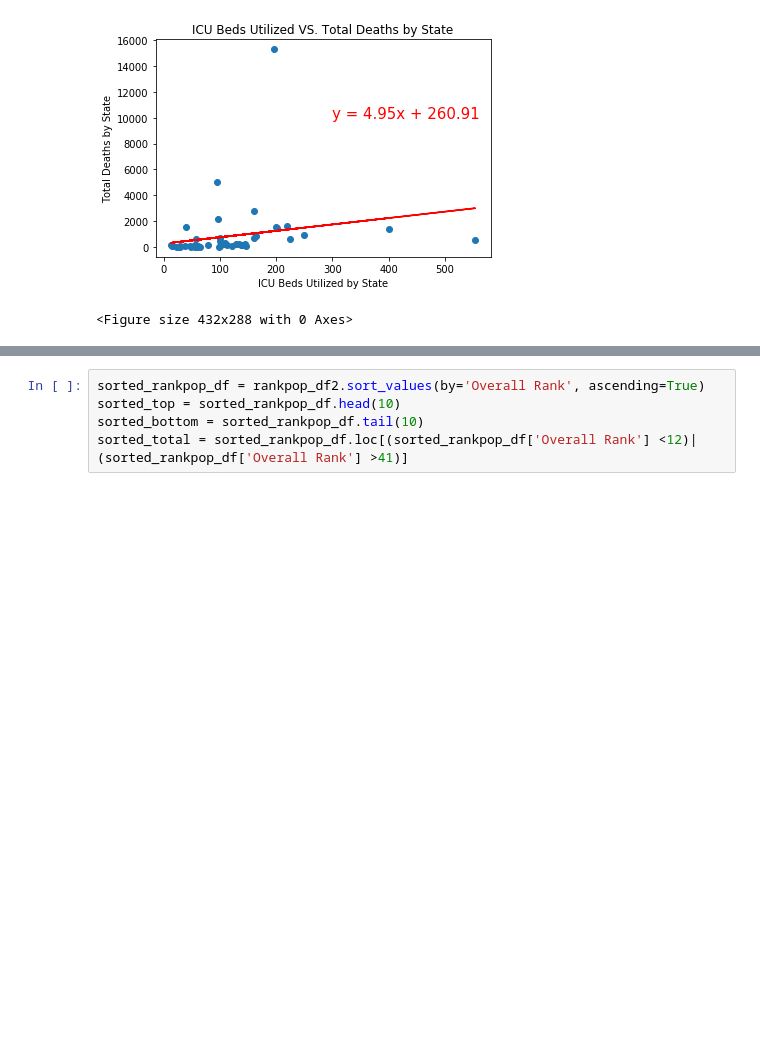
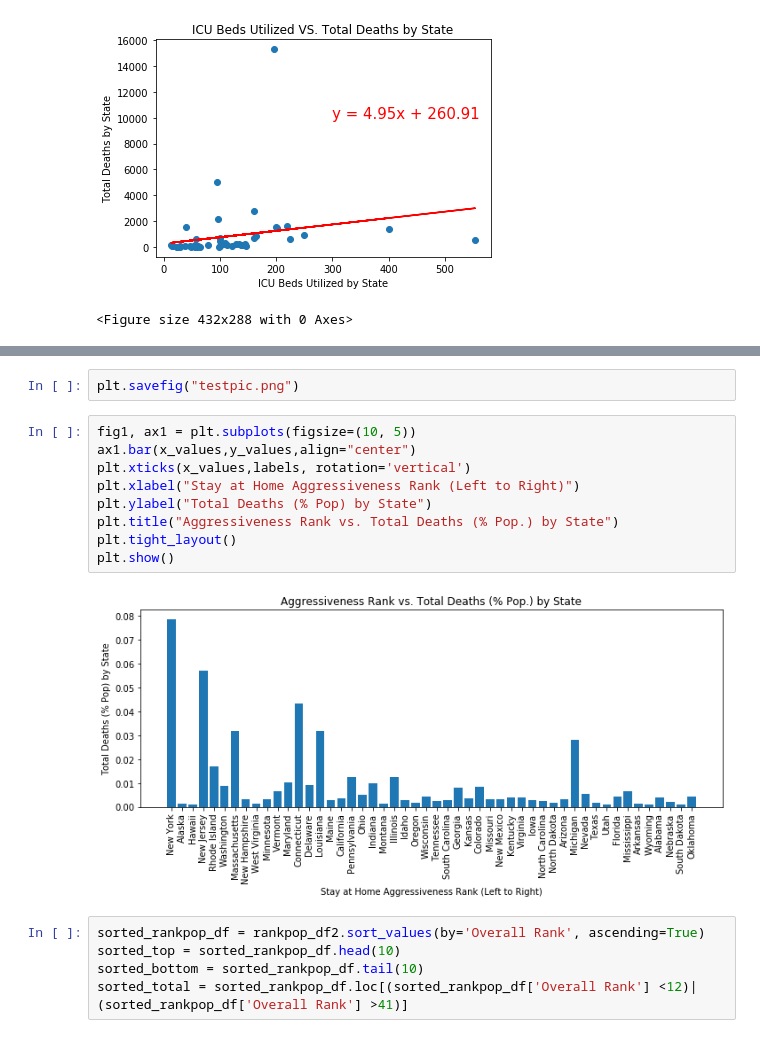
Before and after one commit to lmstevens/Group_Project_1, a Jupyter notebook: Liz's Graphs.ipynb, the cells around one changed output, grey strips where cells are left out. Cells and saved outputs as stored; diff of their text form; blank space fills up the shorter version.

```diff
--- a/Liz's Graphs.ipynb
+++ b/Liz's Graphs.ipynb
@@ -155,3 +190,16 @@ The r-squared is: 0.19136114319713385
+# %%
+plt.savefig("testpic.png")
+# %%
+fig1, ax1 = plt.subplots(figsize=(10, 5))
+ax1.bar(x_values,y_values,align="center")
+plt.xticks(x_values,labels, rotation='vertical')
+plt.xlabel("Stay at Home Aggressiveness Rank (Left to Right)")
+plt.ylabel("Total Deaths (% Pop) by State")
+plt.title("Aggressiveness Rank vs. Total Deaths (% Pop.) by State")
+plt.tight_layout()
+plt.show()
+# %% [output]
+[figure, added]
 # %%
 sorted_rankpop_df = rankpop_df2.sort_values(by='Overall Rank', ascending=True)
 sorted_top = sorted_rankpop_df.head(10)
```
Also changed, not shown: parts of 6 cells of this notebook, 3 other files.
